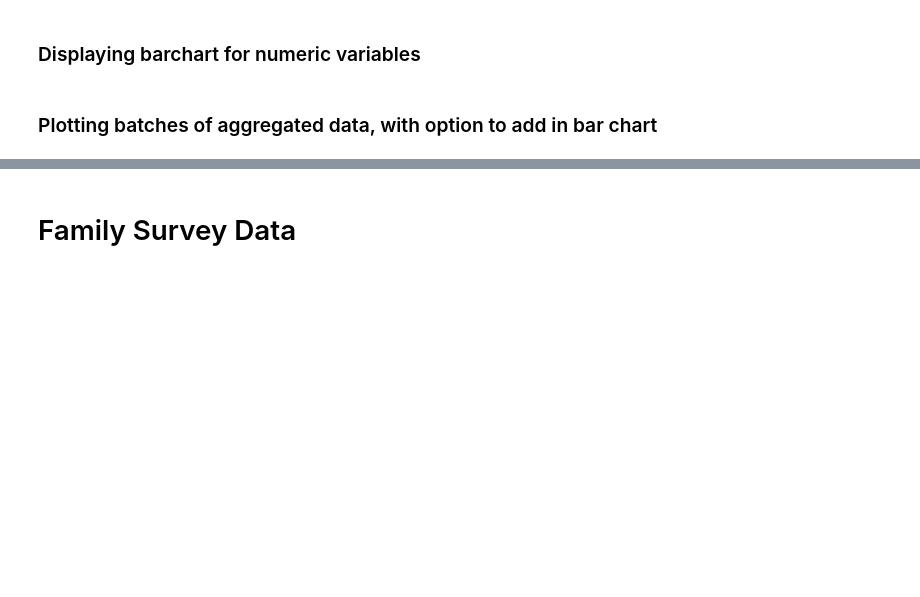
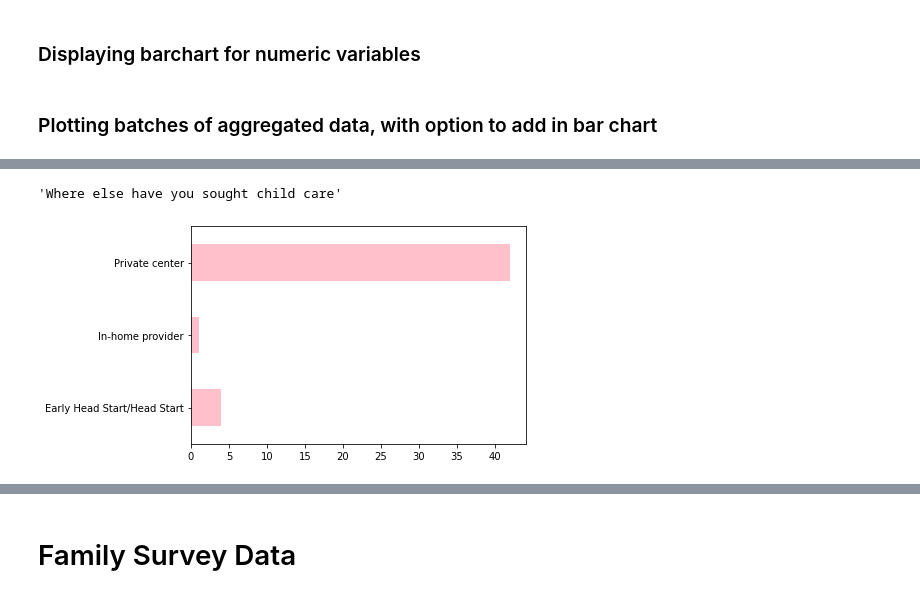
Before and after one commit to renarepenning/weplaynoladata, a Jupyter notebook: FinalTutorial.ipynb, the cells around one changed output, grey strips where cells are left out. Saved outputs shown, nothing was run; the diff lists cells and outputs as text; code cells hidden in the pictures; blank space fills up the shorter version.

```diff
--- a/FinalTutorial.ipynb
+++ b/FinalTutorial.ipynb
@@ -260,0 +271,6 @@ allIncoming
+# %%
+plotSection("y", 37, 38, pie=False, plotBars="y", plotBarsHoriz=True)
+'''Where else have you sought child care'''
+# %% [output]
+'Where else have you sought child care'
+[figure, added]
```
Also changed, not shown: parts of 22 cells of this notebook, 2 other files.
